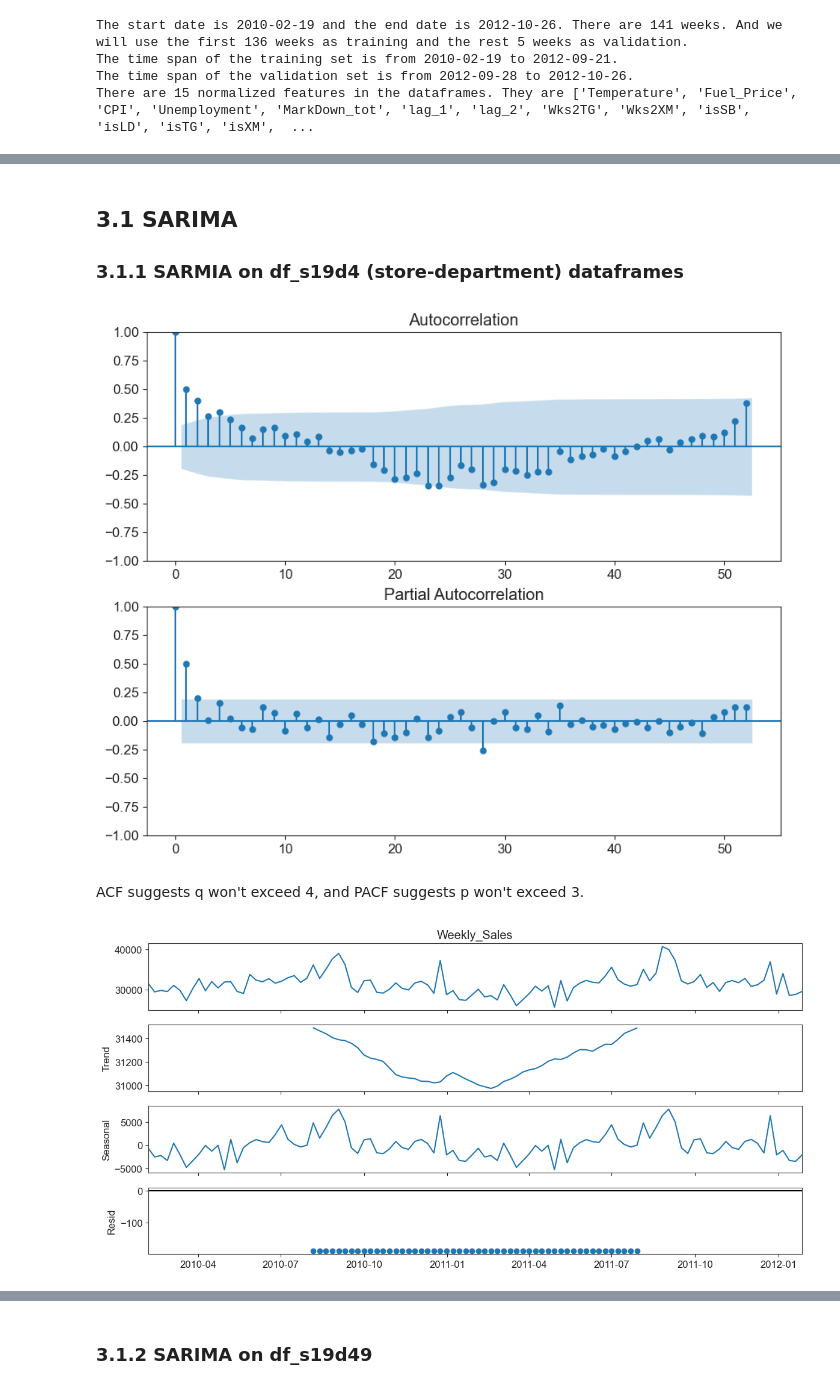
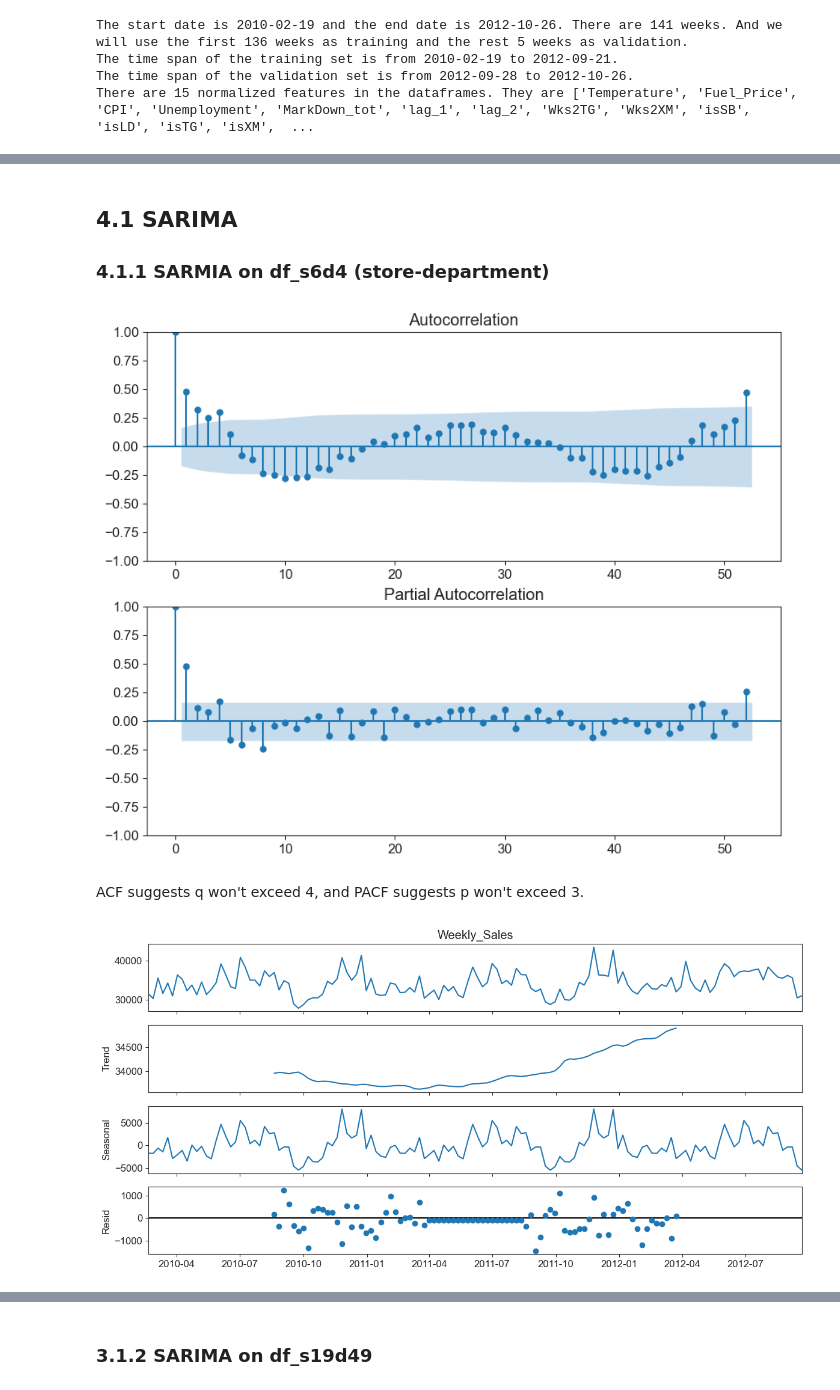
Before and after one commit to Dr-Spicy/WalmartForecast, a Jupyter notebook: Notebook.ipynb, the cells around one changed output, grey strips where cells are left out. Cells and saved outputs as stored; diff of their text form; code cells hidden in the pictures.

```diff
--- a/Notebook.ipynb
+++ b/Notebook.ipynb
@@ -1013,3 +992,23 @@ print(s6d4_x_trn)
+# %%
+# save x_trn, x_val, y_trn, y_val to disk
+with open('x_trn.pkl', 'wb') as f:
+	pickle.dump(x_trn, f)
+with open('x_val.pkl', 'wb') as f:
+	pickle.dump(x_val, f)
+with open('y_trn.pkl', 'wb') as f:
+	pickle.dump(y_trn, f)
+with open('y_val.pkl', 'wb') as f:
+	pickle.dump(y_val, f)
+# %%
+# load x_trn, x_val, y_trn, y_val from disk
+with open('x_trn.pkl', 'rb') as f:
+	x_trn = pickle.load(f)
+with open('x_val.pkl', 'rb') as f:
+	x_val = pickle.load(f)
+with open('y_trn.pkl', 'rb') as f:
+	y_trn = pickle.load(f)
+with open('y_val.pkl', 'rb') as f:
+	y_val = pickle.load(f)
 # %% [markdown]
 # 4. Modeling
 
@@ -1017,33 +1021,24 @@ We will attempt to make prediction on the 5-week interval of the validation set
 # %% [markdown]
-## 3.1 SARIMA
-### 3.1.1 SARMIA on df_s19d4 (store-department) dataframes
+## 4.1 SARIMA
+### 4.1.1 SARMIA on df_s6d4 (store-department)
 # %%
-# SARIMA on df_s19d4
-data = df_s19d4[['Date','Weekly_Sales', 'Temperature', 'Fuel_Price','MarkDown1', 'MarkDown2', 'MarkDown3', 'MarkDown4', 'MarkDown5', 'CPI',
-	   'Unemployment', 'IsHoliday']].set_index('Date').asfreq('W-FRI')
-data['IsHoliday'] = data['IsHoliday'].astype(int)
-# sum markdown 1 to 5 as markdown_tot, then drop the markdown 1-5 columns
-data['MarkDown_tot'] = data['MarkDown1'] + data['MarkDown2'] + data['MarkDown3'] + data['MarkDown4'] + data['MarkDown5']
-data = data.drop(columns=['MarkDown1', 'MarkDown2', 'MarkDown3', 'MarkDown4', 'MarkDown5'])
-# split the train to train and validation set by the first 104 weeks
-m = 104
-train = data.iloc[:m]
-validation = data.iloc[m:]
 # show the ACF and PACF plots of the weekly sales
+x_train, y_train = x_trn[0], y_trn[0]
+x_valid, y_valid = x_val[0], y_val[0]
 fig, ax = plt.subplots(2,1,figsize=(10,8))
-plot_acf(train['Weekly_Sales'], lags=52, ax=ax[0])
-plot_pacf(train['Weekly_Sales'], lags=52, ax=ax[1])
+plot_acf(y_train, lags=52, ax=ax[0])
+plot_pacf(y_train, lags=52, ax=ax[1])
 plt.show()
 # %% [output]
-[figure, old version]
+[figure, new version]
 # %% [markdown]
 ACF suggests q won't exceed 4, and PACF suggests p won't exceed 3.
 # %%
 # show the seasonal decomposition
-decomp = seasonal_decompose(train['Weekly_Sales'],  period=52)
+decomp = seasonal_decompose(y_train,  period=52)
 decomp.plot()
 plt.show()
 # %% [output]
-[figure, old version]
+[figure, new version]
 # %%
 # find the hyperparameters best SARIMAX model
```
Also changed, not shown: parts of 25 cells of this notebook, 4 other files.
